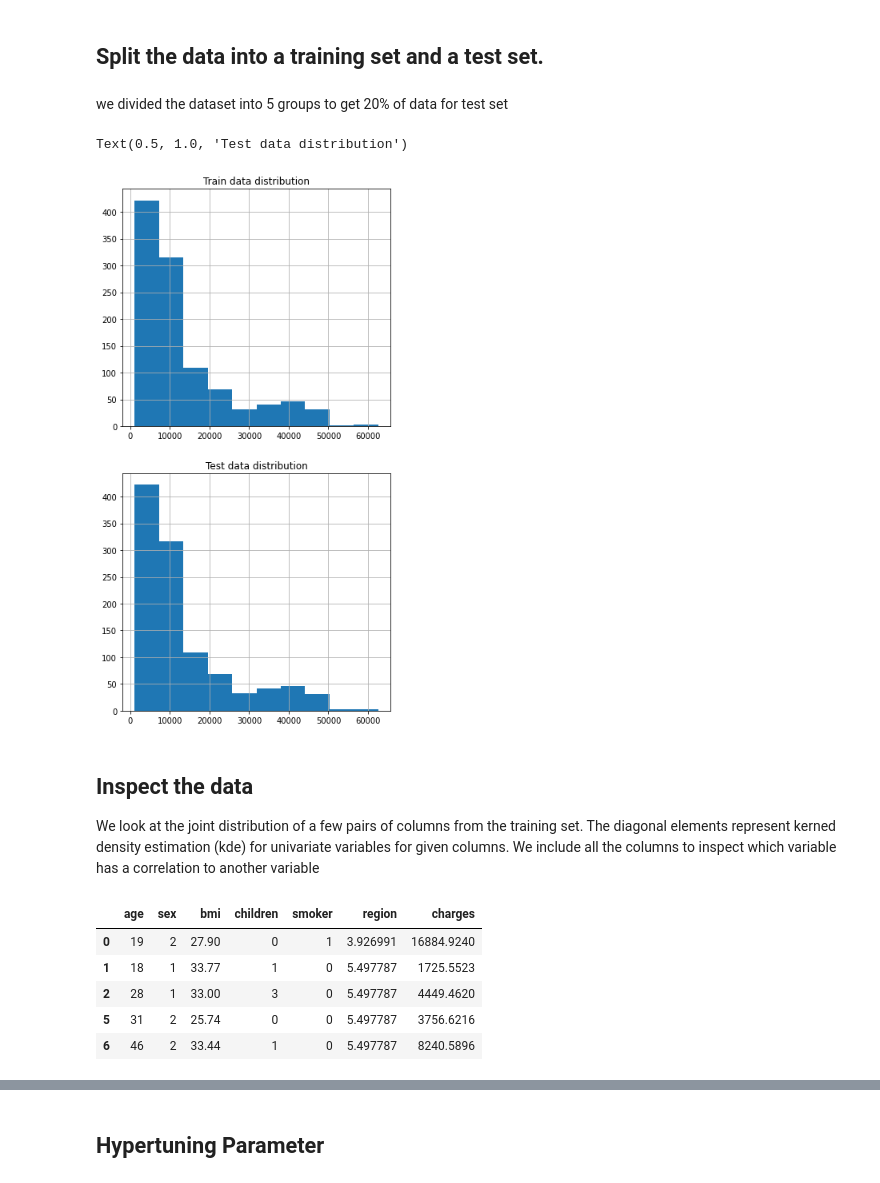
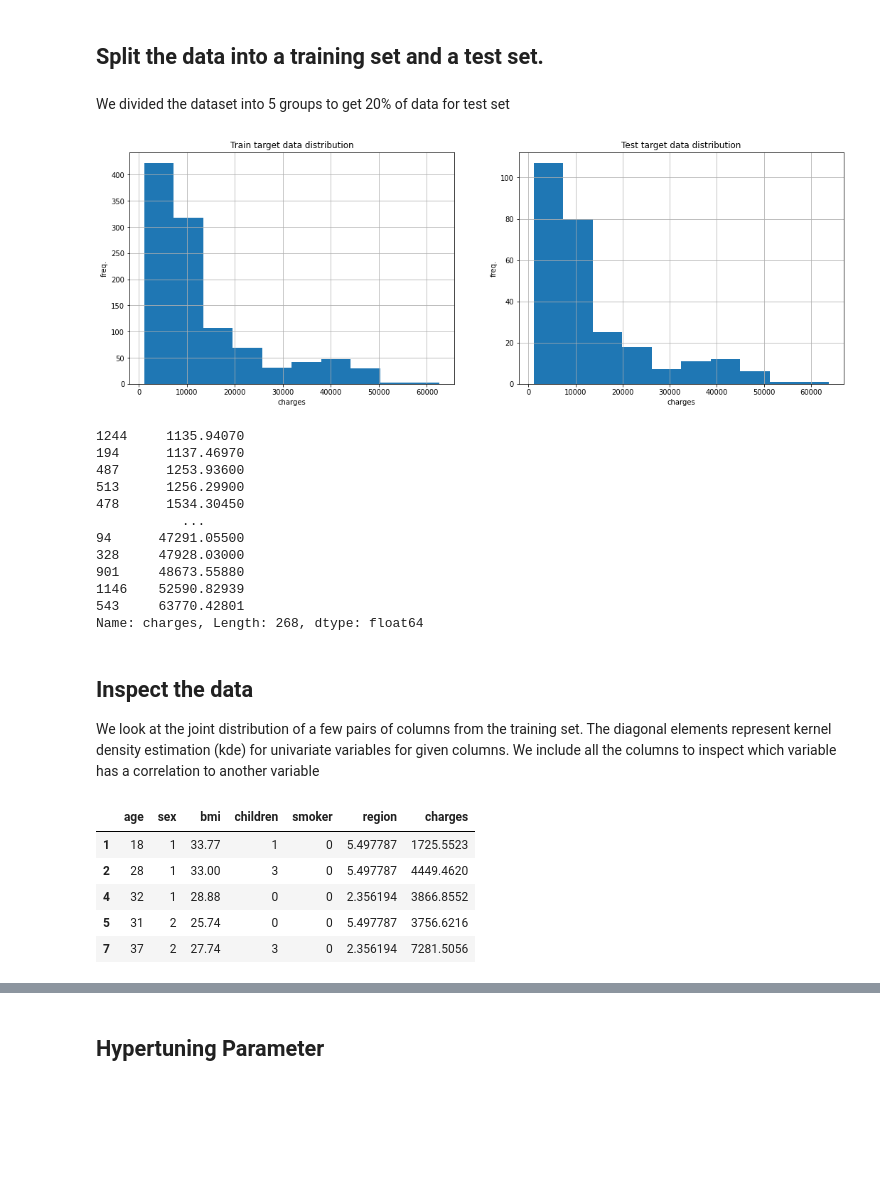
Before and after one commit to LugoBlogger/MLCC-Assignment-05, a Jupyter notebook: medical_cost_forecast.ipynb, the cells around one changed output, grey strips where cells are left out. Cells and saved outputs as stored; diff of their text form; code cells hidden in the pictures; blank space fills up the shorter version.

```diff
--- a/medical_cost_forecast.ipynb
+++ b/medical_cost_forecast.ipynb
@@ -171,37 +170,57 @@ class SortedStratifiedKFold:
         return [(x.iloc[list(set(y.index) - set(idx))], y.iloc[list(set(y.index) - set(idx))],
                                  x.iloc[idx], y.iloc[idx]) for idx in self._groups]
 # %% [markdown]
-we divided the dataset into 5 groups to get 20% of data for test set
+We divided the dataset into 5 groups to get 20% of data for test set
 # %%
+n_splits = 5
 
-ssfk = SortedStratifiedKFold(n_splits=5)
+ssfk = SortedStratifiedKFold(n_splits=n_splits)
 
 train_test_split = ssfk.split(features, target)
 train_features, train_target, test_features, test_target = train_test_split[0]
 
-plt.figure(figsize=(6,12))
-plt.subplot(211)
-train_target.hist().set_title('Train data distribution')
-plt.subplot(212)
-train_target.hist().set_title('Test data distribution')
+plt.figure(figsize=(18,6))
+plt.subplot(121)
+train_target.hist().set_title('Train target data distribution')
+plt.xlabel('charges')
+plt.ylabel('freq.')
+
+plt.subplot(122)
+test_target.hist().set_title('Test target data distribution')
+plt.xlabel('charges')
+plt.ylabel('freq.');
 # %% [output]
-Text(0.5, 1.0, 'Test data distribution')
-[figure, old version]
+[figure, new version]
+# %%
+test_target
+# %% [output]
+1244     1135.94070
+194      1137.46970
+487      1253.93600
+513      1256.29900
+478      1534.30450
+           ...
+94      47291.05500
+328     47928.03000
+901     48673.55880
+1146    52590.82939
+543     63770.42801
+Name: charges, Length: 268, dtype: float64
 # %% [markdown]
 ## Inspect the data
 
-We look at the joint distribution of a few pairs of columns from the training set. The diagonal elements represent kerned density estimation (kde) for univariate variables for given columns. We include all the columns to inspect which variable has a correlation to another variable
+We look at the joint distribution of a few pairs of columns from the training set. The diagonal elements represent kernel density estimation (kde) for univariate variables for given columns. We include all the columns to inspect which variable has a correlation to another variable
 # %%
 train_dataset = train_features.copy()
 train_dataset[train_target.name] = train_target.copy()
 train_dataset.head()
 # %% [output]
 |  | age | sex | bmi | children | smoker | region | charges |
-| 0 | 19 | 2 | 27.90 | 0 | 1 | 3.926991 | 16884.9240 |
 | 1 | 18 | 1 | 33.77 | 1 | 0 | 5.497787 | 1725.5523 |
 | 2 | 28 | 1 | 33.00 | 3 | 0 | 5.497787 | 4449.4620 |
+| 4 | 32 | 1 | 28.88 | 0 | 0 | 2.356194 | 3866.8552 |
 | 5 | 31 | 2 | 25.74 | 0 | 0 | 5.497787 | 3756.6216 |
-| 6 | 46 | 2 | 33.44 | 1 | 0 | 5.497787 | 8240.5896 |
+| 7 | 37 | 2 | 27.74 | 3 | 0 | 2.356194 | 7281.5056 |
 # %%
 sns.pairplot(train_dataset[['age', 'sex', 'bmi', 'children', 'smoker',
                             'region', 'charges']],
```
Also changed, not shown: parts of 35 cells of this notebook.
